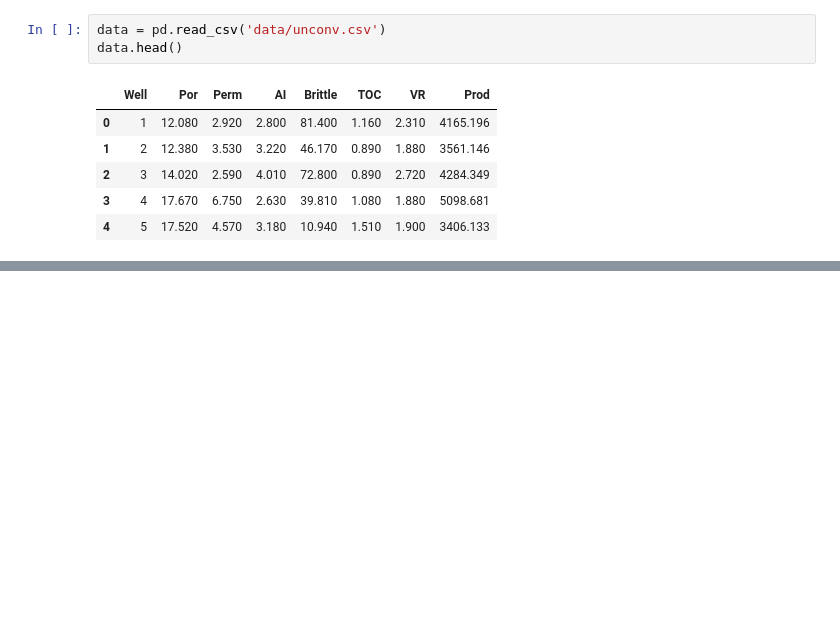
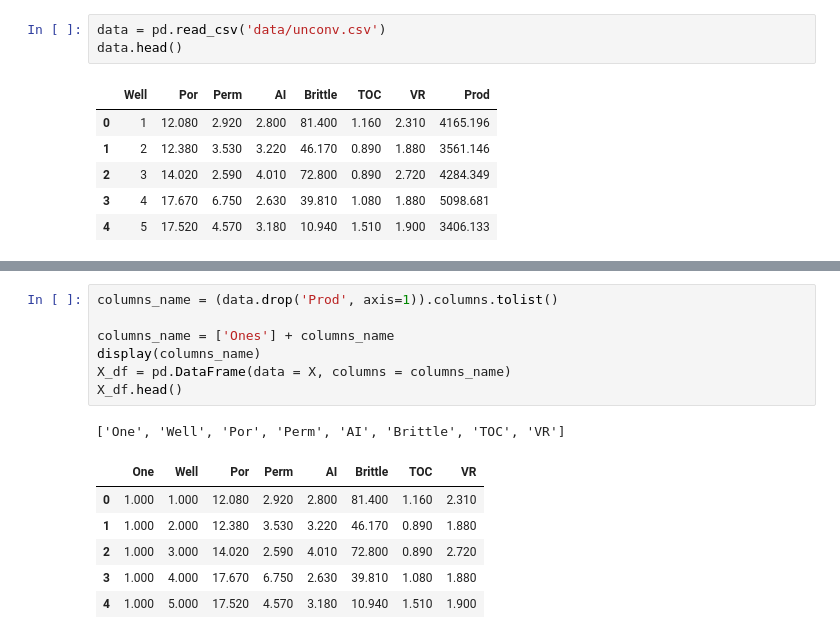
Before and after one commit to Motoborg/MATH_ML_2, a Jupyter notebook: NB_Y_OLE.ipynb, the cells around one changed output, grey strips where cells are left out. Drawn from its saved outputs; the diff is of its cells as text; blank space fills up the shorter version.

```diff
--- a/NB_Y_OLE.ipynb
+++ b/NB_Y_OLE.ipynb
@@ -52,0 +142,15 @@ sns.heatmap(data.corr(), annot = True);
+# %%
+columns_name = (data.drop('Prod', axis=1)).columns.tolist()
+
+columns_name = ['Ones'] + columns_name
+display(columns_name)
+X_df = pd.DataFrame(data = X, columns = columns_name)
+X_df.head()
+# %% [output]
+['One', 'Well', 'Por', 'Perm', 'AI', 'Brittle', 'TOC', 'VR']
+|  | One | Well | Por | Perm | AI | Brittle | TOC | VR |
+| 0 | 1.000 | 1.000 | 12.080 | 2.920 | 2.800 | 81.400 | 1.160 | 2.310 |
+| 1 | 1.000 | 2.000 | 12.380 | 3.530 | 3.220 | 46.170 | 0.890 | 1.880 |
+| 2 | 1.000 | 3.000 | 14.020 | 2.590 | 4.010 | 72.800 | 0.890 | 2.720 |
+| 3 | 1.000 | 4.000 | 17.670 | 6.750 | 2.630 | 39.810 | 1.080 | 1.880 |
+| 4 | 1.000 | 5.000 | 17.520 | 4.570 | 3.180 | 10.940 | 1.510 | 1.900 |
```
Also changed, not shown: parts of 17 cells of this notebook.
